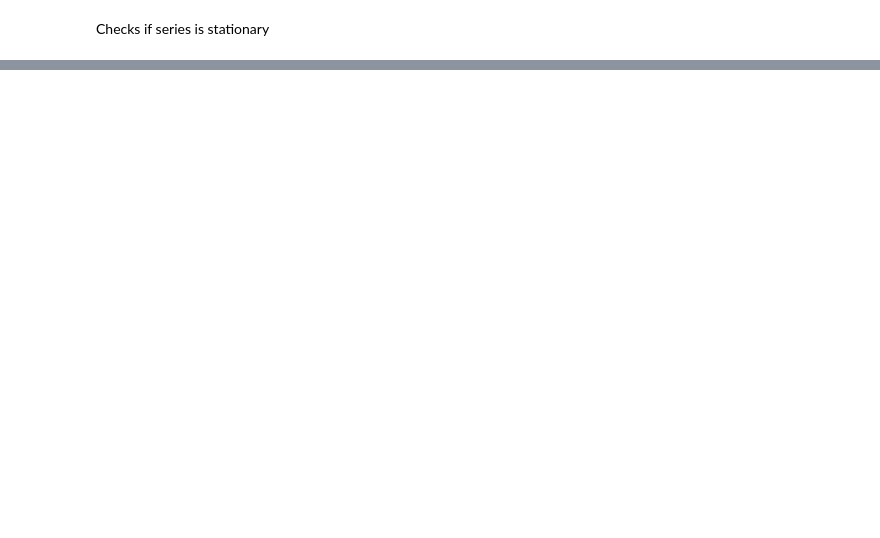
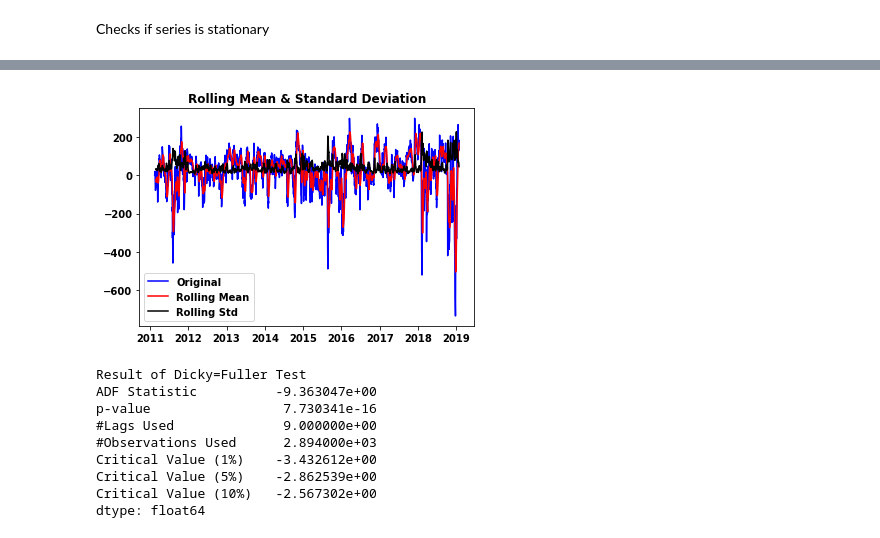
Before and after one commit to F1nalFortune/NYSE-JPM, a Jupyter notebook: ARIMA.ipynb, the cells around one changed output, grey strips where cells are left out. Cells and saved outputs as stored; diff of their text form; code cells hidden in the pictures; blank space fills up the shorter version.

```diff
--- a/ARIMA.ipynb
+++ b/ARIMA.ipynb
@@ -35,0 +52,9 @@ P-val: 6.276342699249687e-30
+# %%
+print('Result of Dicky=Fuller Test')
+dftest = adfuller(train['price'], autolag='AIC')
+
+dfoutput = pd.Series(dftest[0:4], index=['ADF Statistic', 'p-value', '#Lags Used', '#Observations Used'])
+
+for key, value in dftest[4].items():
+    dfoutput['Critical Value (%s)'%key] = value
+print(dfoutput)
@@ -35,0 +154,15 @@ P-val: 6.276342699249687e-30
+# %%
+dataset_ewm = indexed_data.ewm(halflife=12, min_periods=0, adjust=True).mean()
+dataset_minus_ewm = indexed_data - dataset_ewm
+test_stationarity(dataset_minus_ewm)
+# %% [output]
+[figure, added]
+Result of Dicky=Fuller Test
+ADF Statistic          -9.363047e+00
+p-value                 7.730341e-16
+#Lags Used              9.000000e+00
+#Observations Used      2.894000e+03
+Critical Value (1%)    -3.432612e+00
+Critical Value (5%)    -2.862539e+00
+Critical Value (10%)   -2.567302e+00
+dtype: float64
```
Also changed, not shown: parts of 34 cells of this notebook.
